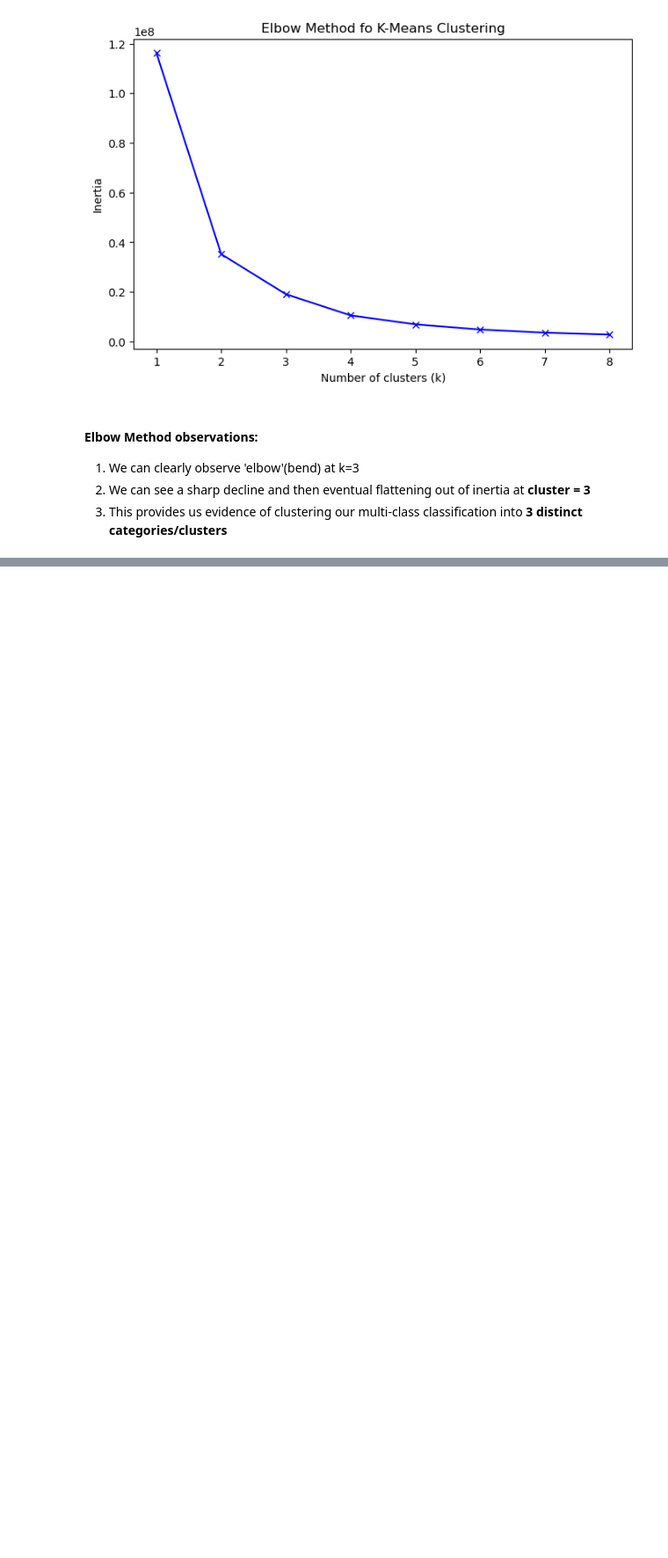
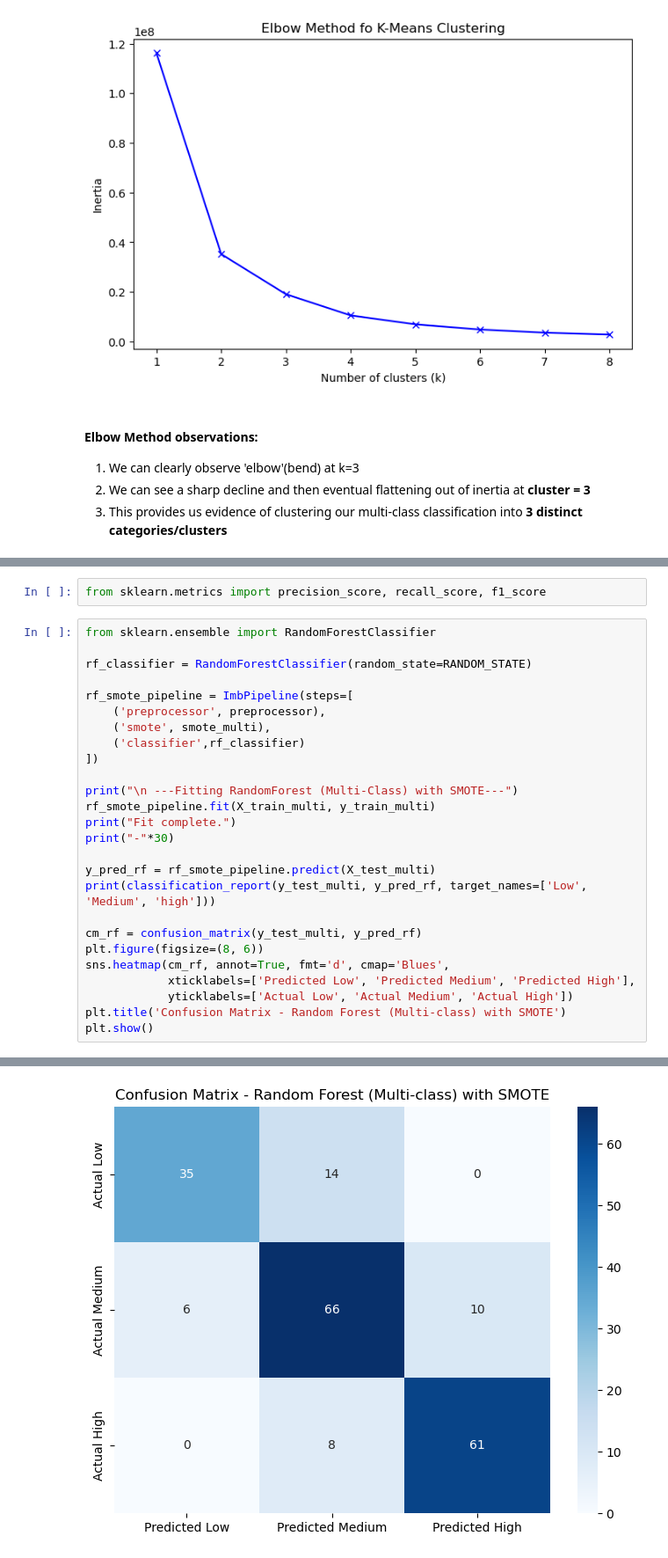
Before and after one commit to Ahmadbader17/COMP1801_ML_Coursework, a Jupyter notebook: notebooks/classification.ipynb, the cells around one changed output, grey strips where cells are left out. Shown: that part at 88% size. Cells and saved outputs as stored; diff of their text form; blank space fills up the shorter version.

```diff
--- a/notebooks/classification.ipynb
+++ b/notebooks/classification.ipynb
@@ -290,0 +473,29 @@ plt.show()
+# %%
+from sklearn.metrics import precision_score, recall_score, f1_score
+# %%
+from sklearn.ensemble import RandomForestClassifier
+
+rf_classifier = RandomForestClassifier(random_state=RANDOM_STATE)
+
+rf_smote_pipeline = ImbPipeline(steps=[
+    ('preprocessor', preprocessor),
+    ('smote', smote_multi),
+    ('classifier',rf_classifier)
+])
+
+print("\n ---Fitting RandomForest (Multi-Class) with SMOTE---")
+rf_smote_pipeline.fit(X_train_multi, y_train_multi)
+print("Fit complete.")
+print("-"*30)
+
+y_pred_rf = rf_smote_pipeline.predict(X_test_multi)
+print(classification_report(y_test_multi, y_pred_rf, target_names=['Low', 'Medium', 'high']))
+
+cm_rf = confusion_matrix(y_test_multi, y_pred_rf)
+plt.figure(figsize=(8, 6))
+sns.heatmap(cm_rf, annot=True, fmt='d', cmap='Blues',
+            xticklabels=['Predicted Low', 'Predicted Medium', 'Predicted High'],
+            yticklabels=['Actual Low', 'Actual Medium', 'Actual High'])
+plt.title('Confusion Matrix - Random Forest (Multi-class) with SMOTE')
+plt.show()
+# %% [output]
@@ -290,0 +514 @@ plt.show()
+[figure, added]
```
Also changed, not shown: parts of 16 cells of this notebook, 2 other files.
